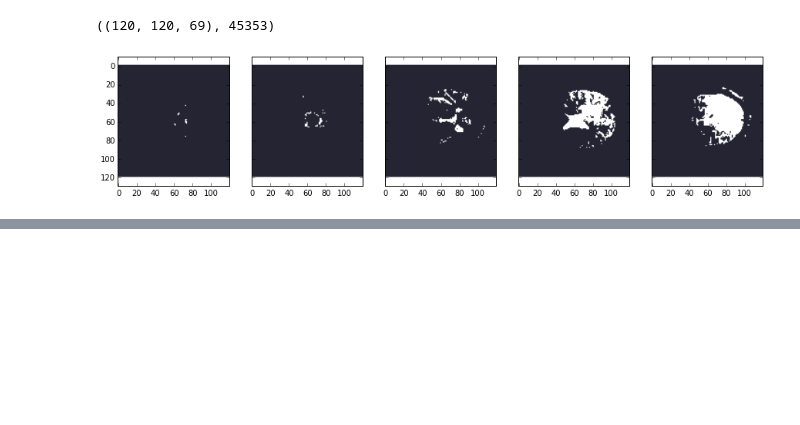
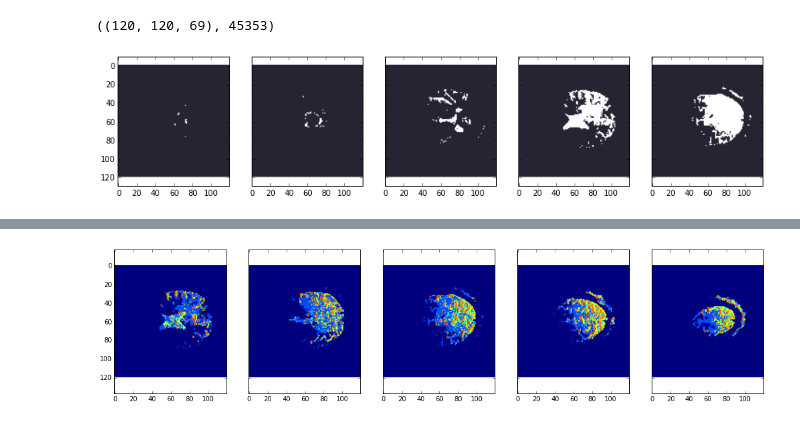
Before and after one commit to snarles/donuts2, a Jupyter notebook: analyses/noise_analysis.ipynb, the cells around one changed output, grey strips where cells are left out. Saved outputs shown, nothing was run; the diff lists cells and outputs as text; code cells hidden in the pictures; blank space fills up the shorter version.

```diff
--- a/analyses/noise_analysis.ipynb
+++ b/analyses/noise_analysis.ipynb
@@ -68,0 +171,14 @@ for j in range(len(z_inds)):
+# %%
+label_map = -2*np.ones(np.shape(mask))
+for i in range(len(labels)):
+    c = m_coords[i, :]
+    label_map[c[0], c[1], c[2]] = labels[i]
+# %%
+temp_map = label_map
+z_inds = [40, 45, 50, 55, 60]
+f_c1, axarr = plt.subplots(1, len(z_inds), sharex=True, sharey=True, figsize = (18, 4))
+for j in range(len(z_inds)):
+    z_ind = z_inds[j]
+    axarr[j].imshow(temp_map[:, :, z_ind], cmap='jet', vmin = -2, vmax = 3)
+# %% [output]
+[figure, added]
```
Also changed, not shown: parts of 28 cells of this notebook.
